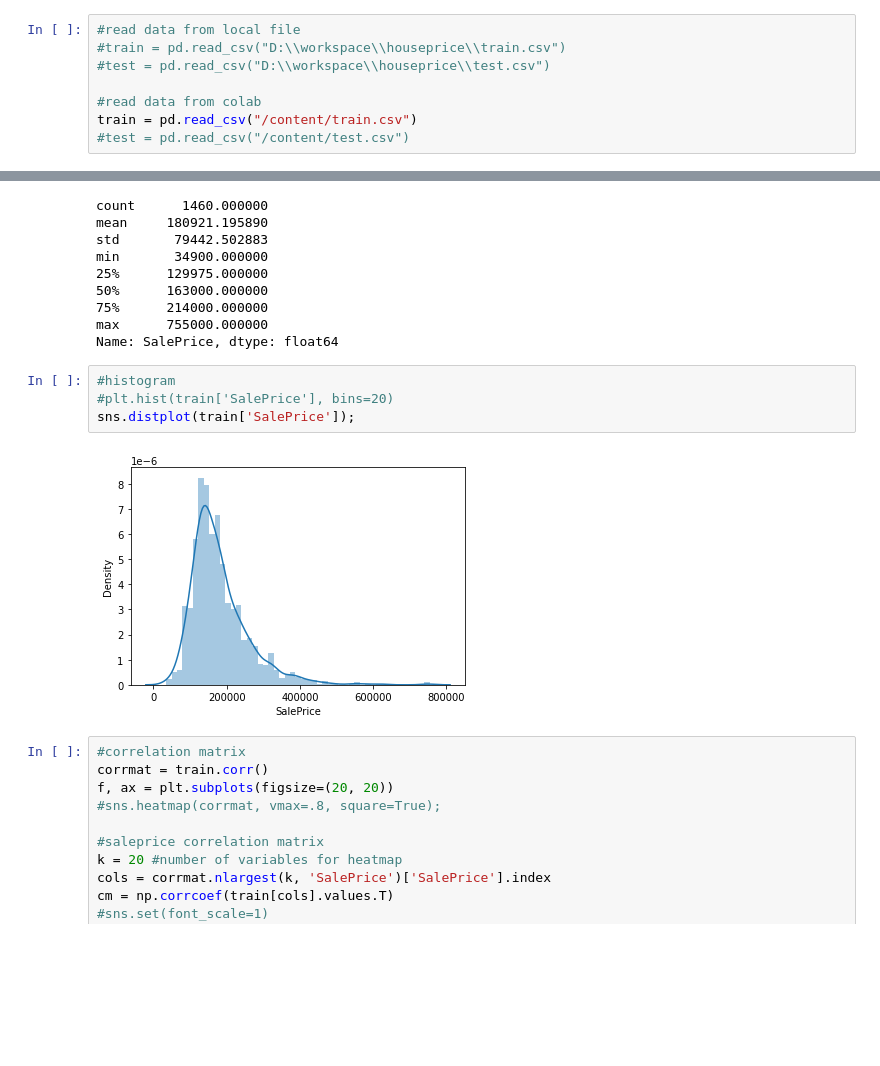
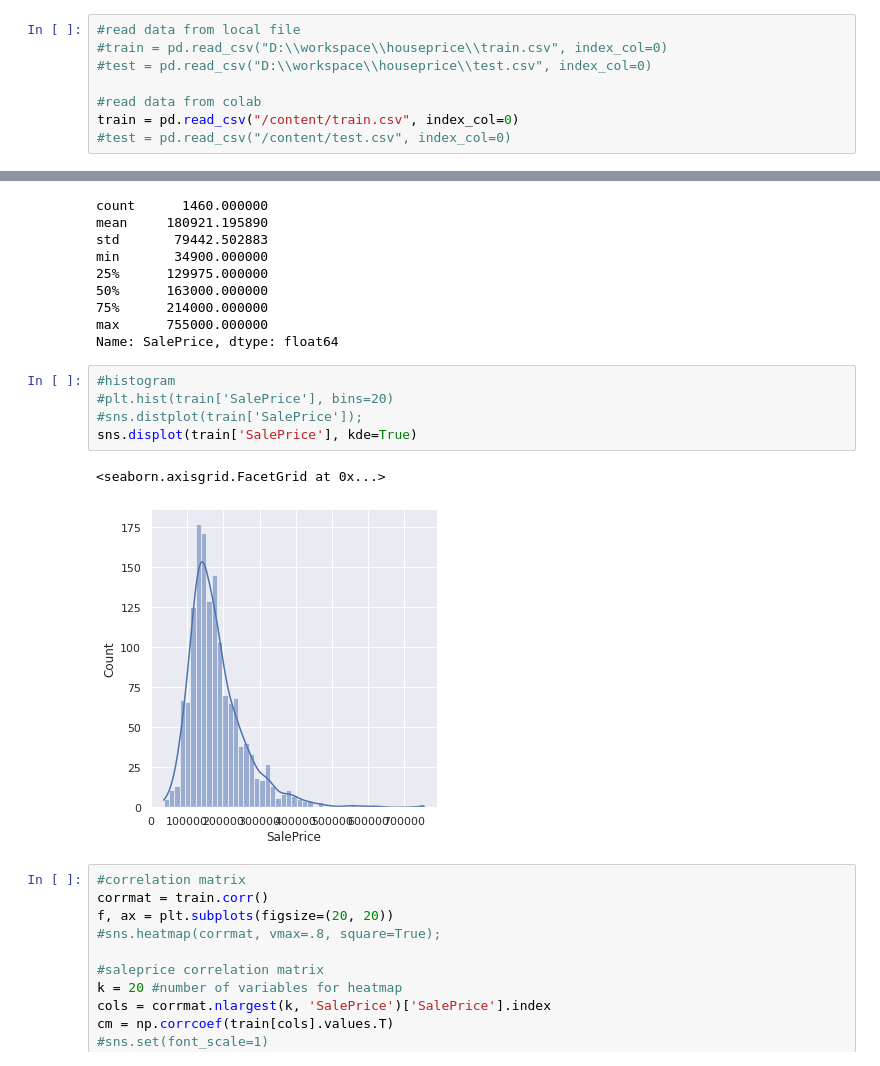
Before and after one commit to bhjo0930/kaggle_house_price, a Jupyter notebook: house-price-keras.ipynb, the cells around one changed output, grey strips where cells are left out. Cells and saved outputs as stored; diff of their text form; blank space fills up the shorter version.

```diff
--- a/house-price-keras.ipynb
+++ b/house-price-keras.ipynb
@@ -19,11 +19,11 @@ from google.colab import files
 myfile = files.upload()
 # %%
 #read data from local file
-#train = pd.read_csv("D:\\workspace\\houseprice\\train.csv")
-#test = pd.read_csv("D:\\workspace\\houseprice\\test.csv")
+#train = pd.read_csv("D:\\workspace\\houseprice\\train.csv", index_col=0)
+#test = pd.read_csv("D:\\workspace\\houseprice\\test.csv", index_col=0)
 
 #read data from colab
-train = pd.read_csv("/content/train.csv")
-#test = pd.read_csv("/content/test.csv")
+train = pd.read_csv("/content/train.csv", index_col=0)
+#test = pd.read_csv("/content/test.csv", index_col=0)
 # %%
 !pwd
@@ -46,9 +67,11 @@ Name: SalePrice, dtype: float64
 # %%
 #histogram
 #plt.hist(train['SalePrice'], bins=20)
-sns.distplot(train['SalePrice']);
+#sns.distplot(train['SalePrice']);
+sns.displot(train['SalePrice'], kde=True)
 # %% [output]
+<seaborn.axisgrid.FacetGrid at 0x...>
-[figure, old version]
+[figure, new version]
 # %%
 #correlation matrix
 corrmat = train.corr()
```
Also changed, not shown: parts of 15 cells of this notebook.
